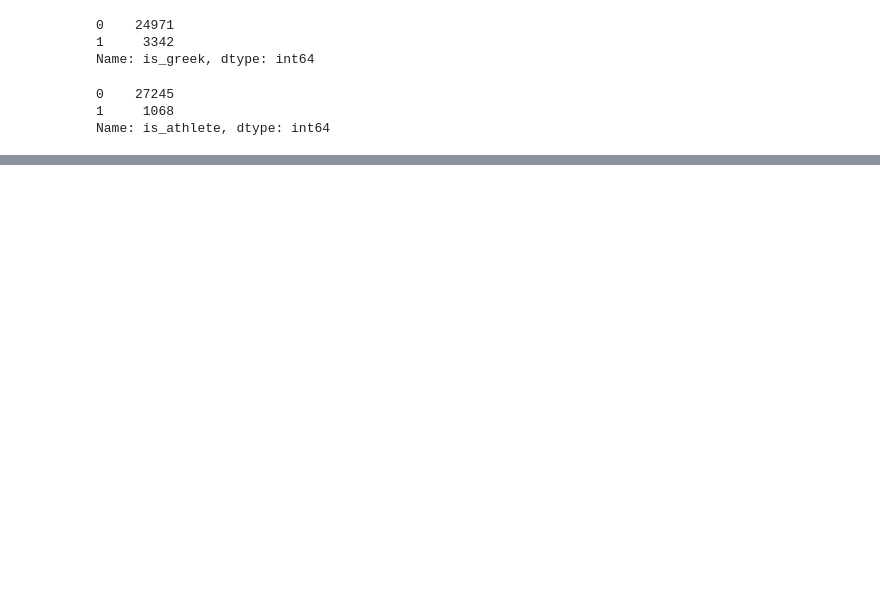
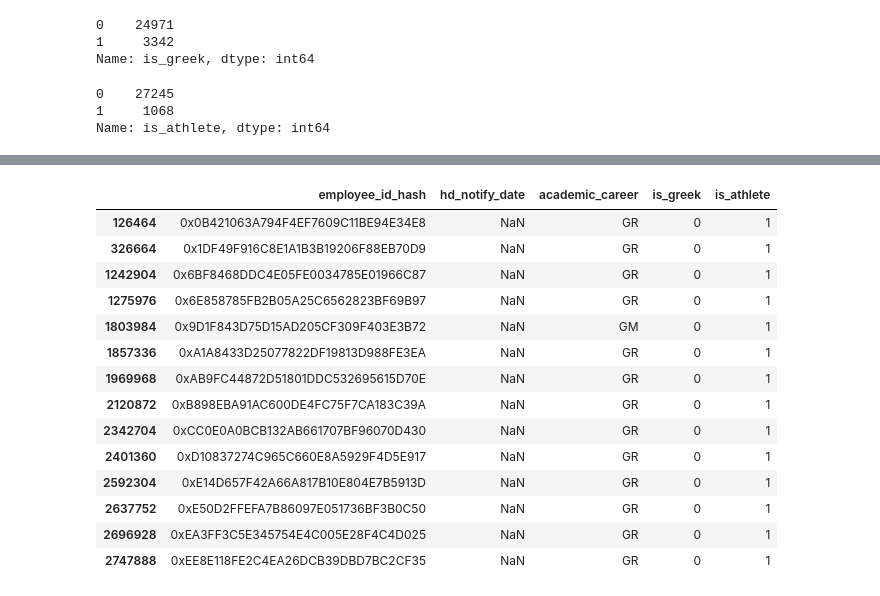
Before and after one commit to zyyjjj/classroom_transmission, a Jupyter notebook: notebooks/01262023_load_student_day_data.ipynb, the cells around one changed output, grey strips where cells are left out. Drawn from its saved outputs; the diff is of its cells as text; code cells hidden in the pictures; blank space fills up the shorter version.

```diff
--- a/notebooks/01262023_load_student_day_data.ipynb
+++ b/notebooks/01262023_load_student_day_data.ipynb
@@ -98,0 +136,19 @@ Name: is_athlete, dtype: int64
+# %%
+# 14 individuals marked is_athlete but are not undergraduates
+unique[(unique['academic_career'] != 'UG_A') & (unique['is_athlete'] == 1)]
+# %% [output]
+|  | employee_id_hash | hd_notify_date | academic_career | is_greek | is_athlete |
+| 126464 | 0x0B421063A794F4EF7609C11BE94E34E8 | NaN | GR | 0 | 1 |
+| 326664 | 0x1DF49F916C8E1A1B3B19206F88EB70D9 | NaN | GR | 0 | 1 |
+| 1242904 | 0x6BF8468DDC4E05FE0034785E01966C87 | NaN | GR | 0 | 1 |
+| 1275976 | 0x6E858785FB2B05A25C6562823BF69B97 | NaN | GR | 0 | 1 |
+| 1803984 | 0x9D1F843D75D15AD205CF309F403E3B72 | NaN | GM | 0 | 1 |
+| 1857336 | 0xA1A8433D25077822DF19813D988FE3EA | NaN | GR | 0 | 1 |
+| 1969968 | 0xAB9FC44872D51801DDC532695615D70E | NaN | GR | 0 | 1 |
+| 2120872 | 0xB898EBA91AC600DE4FC75F7CA183C39A | NaN | GR | 0 | 1 |
+| 2342704 | 0xCC0E0A0BCB132AB661707BF96070D430 | NaN | GR | 0 | 1 |
+| 2401360 | 0xD10837274C965C660E8A5929F4D5E917 | NaN | GR | 0 | 1 |
+| 2592304 | 0xE14D657F42A66A817B10E804E7B5913D | NaN | GR | 0 | 1 |
+| 2637752 | 0xE50D2FFEFA7B86097E051736BF3B0C50 | NaN | GR | 0 | 1 |
+| 2696928 | 0xEA3FF3C5E345754E4C005E28F4C4D025 | NaN | GR | 0 | 1 |
+| 2747888 | 0xEE8E118FE2C4EA26DCB39DBD7BC2CF35 | NaN | GR | 0 | 1 |
```
Also changed, not shown: parts of 16 cells of this notebook.
